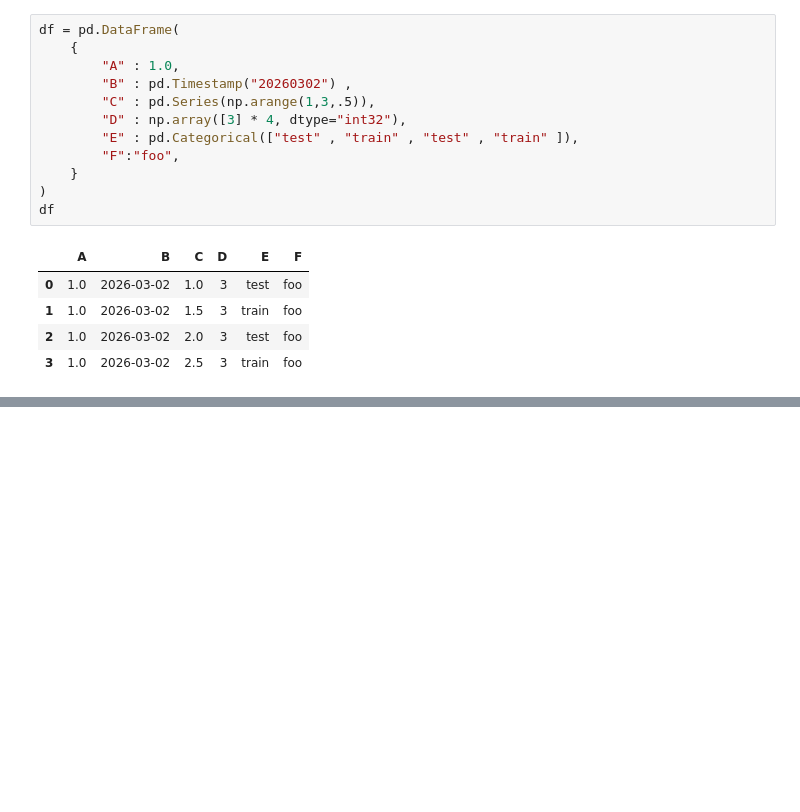
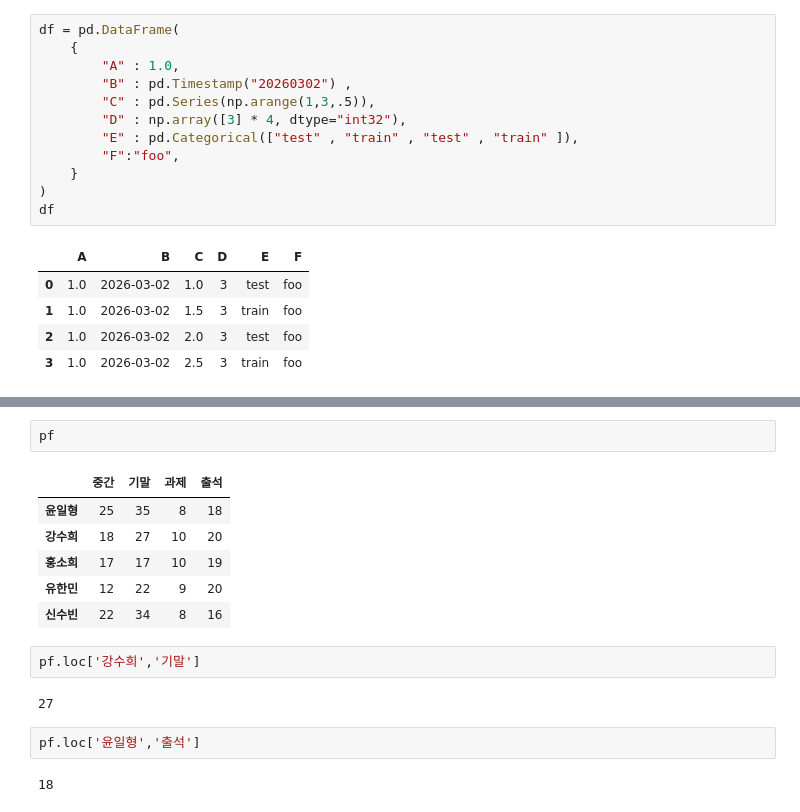
Before and after one commit to kimdfarm/2025-1-myclass-BDA, a Jupyter notebook: inclass/02w_B_0312_pandas_basic.ipynb, the cells around one changed output, grey strips where cells are left out. Drawn from its saved outputs; the diff is of its cells as text; blank space fills up the shorter version.

```diff
--- a/inclass/02w_B_0312_pandas_basic.ipynb
+++ b/inclass/02w_B_0312_pandas_basic.ipynb
@@ -594,0 +860,17 @@ df
+# %%
+pf
+# %% [output]
+|  | 중간 | 기말 | 과제 | 출석 |
+| 윤일형 | 25 | 35 | 8 | 18 |
+| 강수희 | 18 | 27 | 10 | 20 |
+| 홍소희 | 17 | 17 | 10 | 19 |
+| 유한민 | 12 | 22 | 9 | 20 |
+| 신수빈 | 22 | 34 | 8 | 16 |
+# %%
+pf.loc['강수희','기말']
+# %% [output]
+27
+# %%
+pf.loc['윤일형','출석']
+# %% [output]
+18
```
Also changed, not shown: parts of 56 cells of this notebook.
